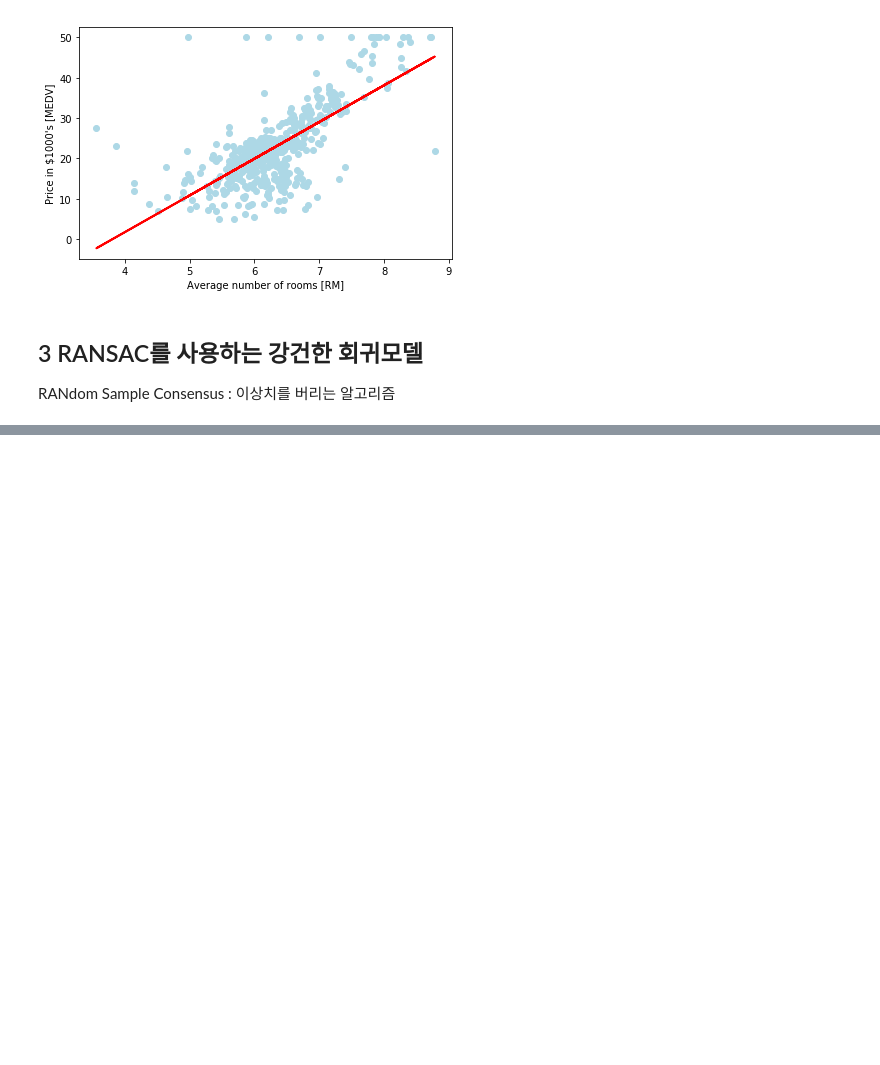
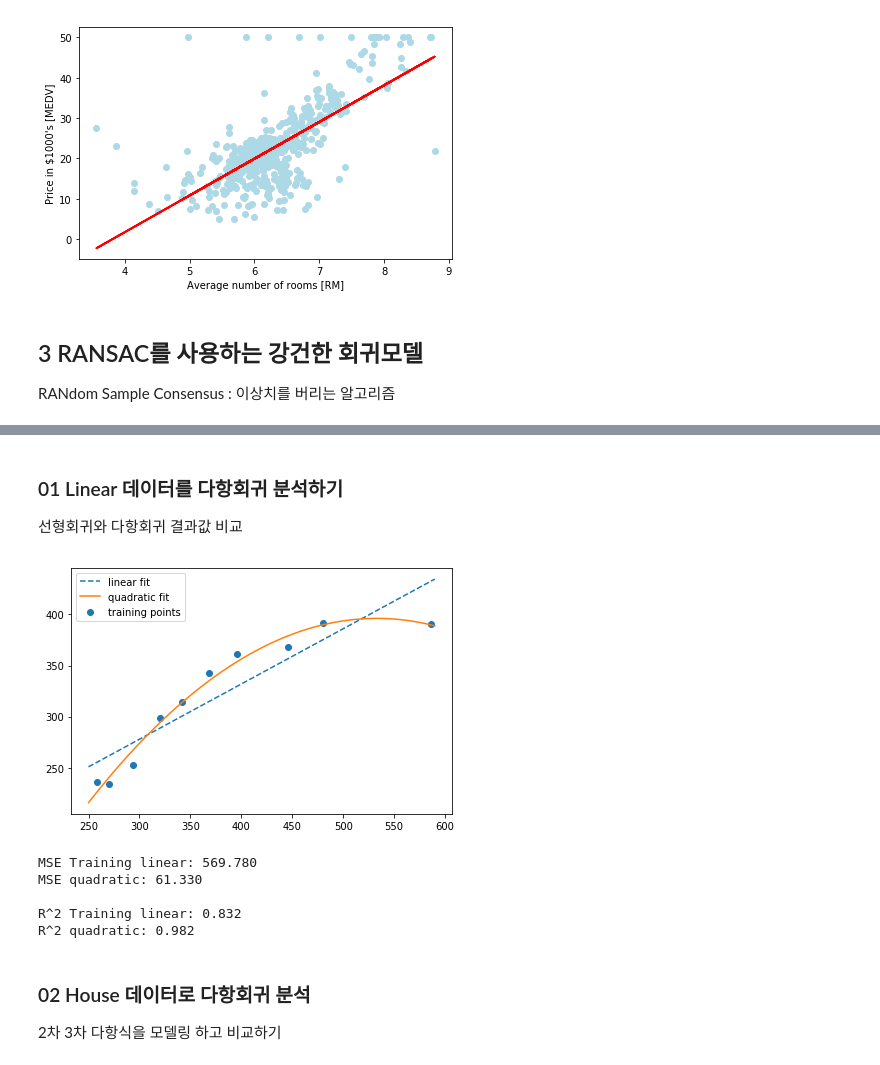
Before and after one commit to Queie/TensorFlow, a Jupyter notebook: 08.Simple Regression.ipynb, the cells around one changed output, grey strips where cells are left out. Drawn from its saved outputs; the diff is of its cells as text; code cells hidden in the pictures; blank space fills up the shorter version.

```diff
--- a/08.Simple Regression.ipynb
+++ b/08.Simple Regression.ipynb
@@ -235,0 +468,3 @@ RANdom Sample Consensus : 이상치를 버리는 알고리즘
+# %% [markdown]
+### 01 Linear 데이터를 다항회귀 분석하기
+선형회귀와 다항회귀 결과값 비교
@@ -235,0 +475,49 @@ RANdom Sample Consensus : 이상치를 버리는 알고리즘
+# %%
+X = np.array([258.0, 270.0, 294.0,
+              320.0, 342.0, 368.0,
+              396.0, 446.0, 480.0, 586.0])[:, np.newaxis]
+
+y = np.array([236.4, 234.4, 252.8,
+              298.6, 314.2, 342.2,
+              360.8, 368.0, 391.2, 390.8])
+# %%
+# 비교를 위한, '심플선형회귀'모델을 fitting 한다
+lr = LinearRegression()
+
+lr.fit(X, y)
+X_fit = np.arange(250, 600, 10)[:, np.newaxis]
+y_lin_fit = lr.predict(X_fit)
+# %%
+# 다항회귀모델을 fitting 한다
+from sklearn.preprocessing import PolynomialFeatures
+
+# X : 설명변수 2차원 데이터를 입력
+pr = LinearRegression()
+quadratic = PolynomialFeatures(degree=2)
+X_quad = quadratic.fit_transform(X)
+
+# y : predict 예측값을 연산
+pr.fit(X_quad, y)
+y_quad_fit = pr.predict(quadratic.fit_transform(X_fit))
+# %%
+# plot results
+plt.scatter(X, y, label='training points')
+plt.plot(X_fit, y_lin_fit, label='linear fit', linestyle='--')
+plt.plot(X_fit, y_quad_fit, label='quadratic fit')
+plt.legend(loc='upper left'); plt.tight_layout(); plt.show()
+# %% [output]
+[figure, added]
+# %%
+y_lin_pred = lr.predict(X)
+y_quad_pred = pr.predict(X_quad)
+
+print('MSE Training linear: %.3f \nMSE quadratic: %.3f' % (
+        mean_squared_error(y, y_lin_pred), mean_squared_error(y, y_quad_pred)))
+print('\nR^2 Training linear: %.3f \nR^2 quadratic: %.3f' % (
+        r2_score(y, y_lin_pred), r2_score(y, y_quad_pred)))
+# %% [output]
+MSE Training linear: 569.780
+MSE quadratic: 61.330
+
+R^2 Training linear: 0.832
+R^2 quadratic: 0.982
@@ -235,0 +528,3 @@ RANdom Sample Consensus : 이상치를 버리는 알고리즘
+# %% [markdown]
+### 02 House 데이터로  다항회귀 분석
+2차 3차 다항식을 모델링 하고 비교하기
```
Also changed, not shown: parts of 44 cells of this notebook.
